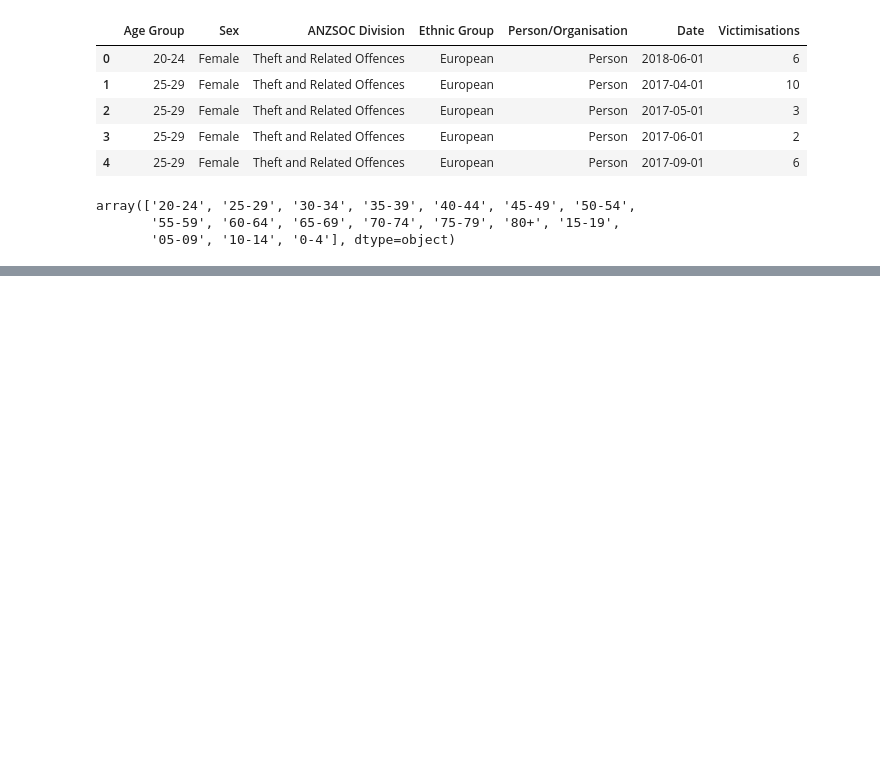
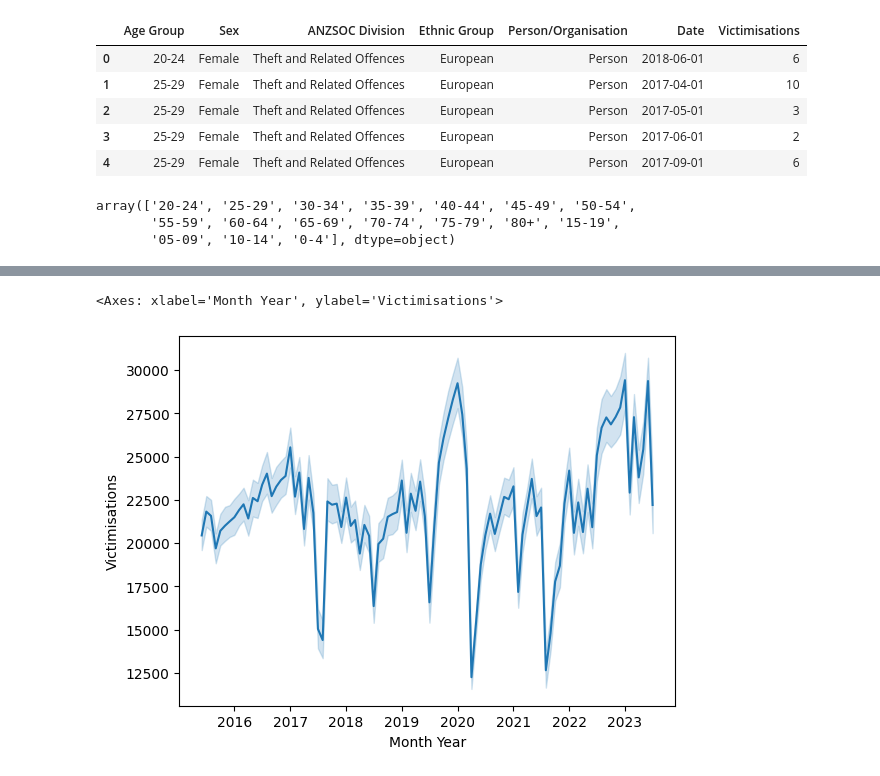
Before and after one commit to namhyk/nz_crime, a Jupyter notebook: analysis.ipynb, the cells around one changed output, grey strips where cells are left out. Cells and saved outputs as stored; diff of their text form; code cells hidden in the pictures; blank space fills up the shorter version.

```diff
--- a/analysis.ipynb
+++ b/analysis.ipynb
@@ -5,6 +5,8 @@ import seaborn as sns
 import plotly.express as px
 # %%
 df_demographic = pd.read_excel('./data/demographic.xlsx')
+# %%
+df_victimisations = pd.read_excel('./data/victimisations.xlsx')
 # %%
 df_demographic.rename(columns={'SEX':'Sex', 'Year Month':'Date'}, inplace=True)
 # %%
@@ -46,0 +64,5 @@ df_demographic.head()
+# %%
+sns.lineplot(data=df_victimisations, x='Month Year', y='Victimisations', estimator=sum)
+# %% [output]
+<Axes: xlabel='Month Year', ylabel='Victimisations'>
+[figure, added]
```
Also changed, not shown: parts of 5 cells of this notebook, 1 other file.
